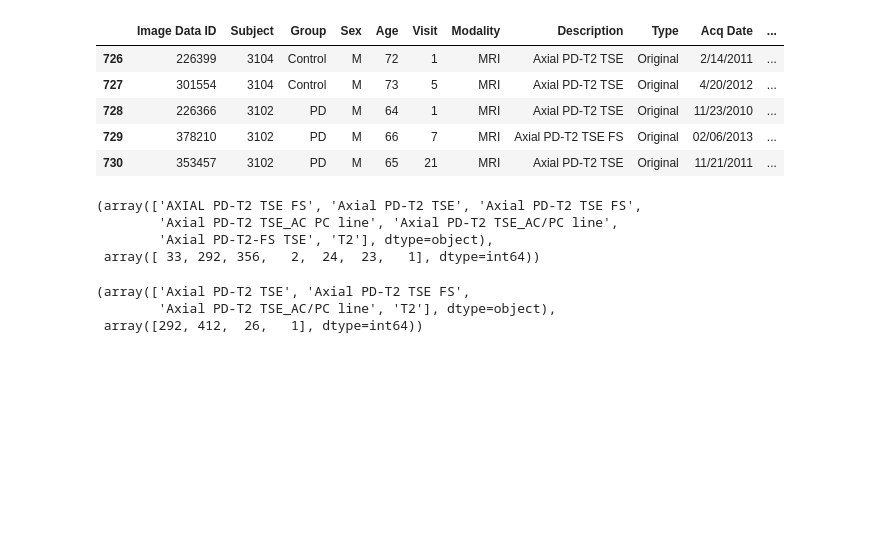
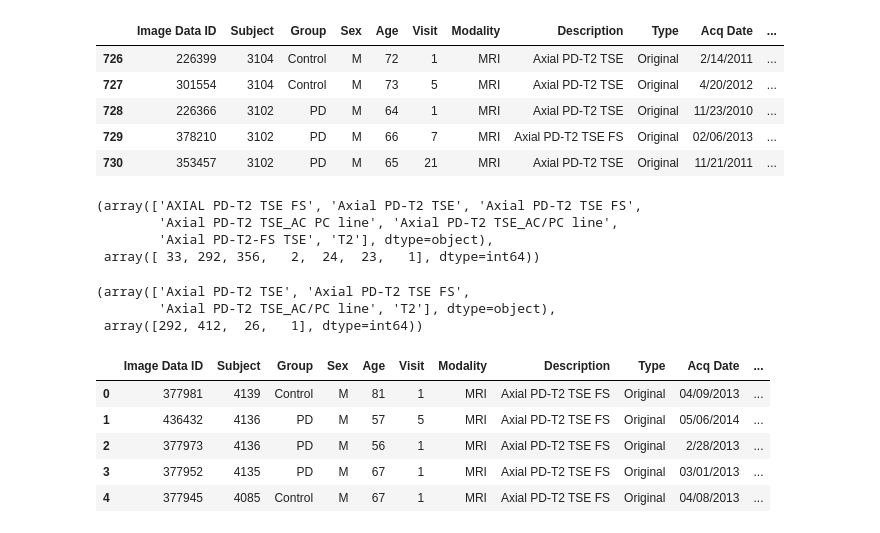
Before and after one commit to StevenVuong/MSc_Project, a Jupyter notebook: Data Exploration v1.ipynb, the cells around one changed output. Drawn from its saved outputs; the diff is of its cells as text; code cells hidden in the pictures; blank space fills up the shorter version.

Commit message:
Now need to loop through folders to get the right ones, make subdirectories

```diff
--- a/Data Exploration v1.ipynb
+++ b/Data Exploration v1.ipynb
@@ -52,0 +49,14 @@ tse_nofs_test_id = 226399
+# %%
+df2 = df[df['Description']=='Axial PD-T2 TSE FS']
+df2.head() # we can see that some patients have multiple scans and different dates, treat these as independent occurances
+# Plan:
+# get all the subject ID's
+# Search these folders, if the folders have more than 1 subfolder, take the second, that will be the FS Files.
+# Then each of the scans inside are relevant to feed into our NN
+# %% [output]
+|  | Image Data ID | Subject | Group | Sex | Age | Visit | Modality | Description | Type | Acq Date | ... |
+| 0 | 377981 | 4139 | Control | M | 81 | 1 | MRI | Axial PD-T2 TSE FS | Original | 04/09/2013 | ... |
+| 1 | 436432 | 4136 | PD | M | 57 | 5 | MRI | Axial PD-T2 TSE FS | Original | 05/06/2014 | ... |
+| 2 | 377973 | 4136 | PD | M | 56 | 1 | MRI | Axial PD-T2 TSE FS | Original | 2/28/2013 | ... |
+| 3 | 377952 | 4135 | PD | M | 67 | 1 | MRI | Axial PD-T2 TSE FS | Original | 03/01/2013 | ... |
+| 4 | 377945 | 4085 | Control | M | 67 | 1 | MRI | Axial PD-T2 TSE FS | Original | 04/08/2013 | ... |
```
Also changed, not shown: parts of 11 cells of this notebook.
